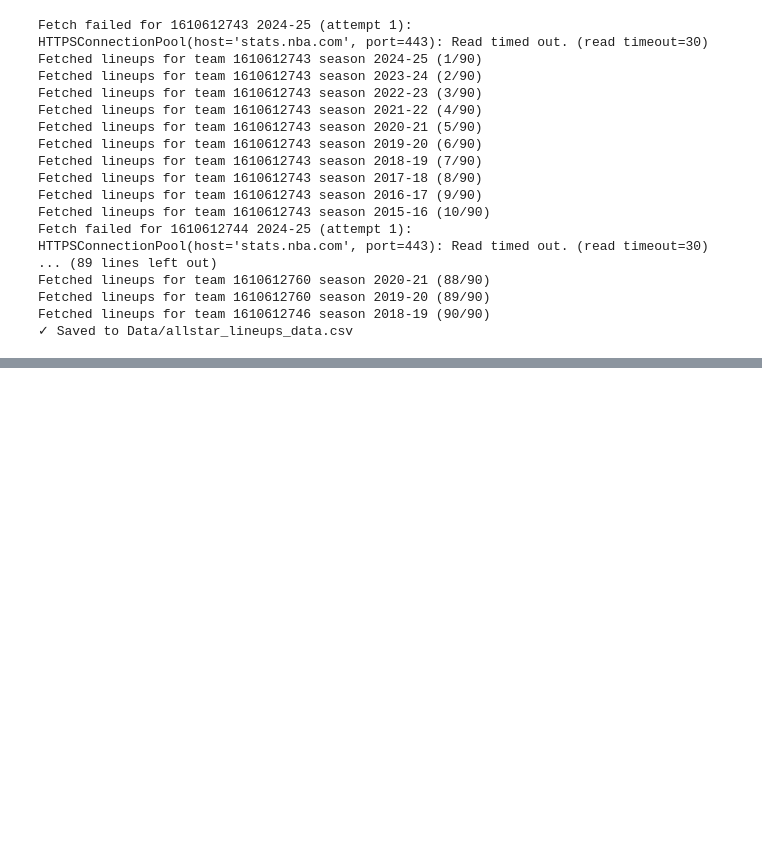
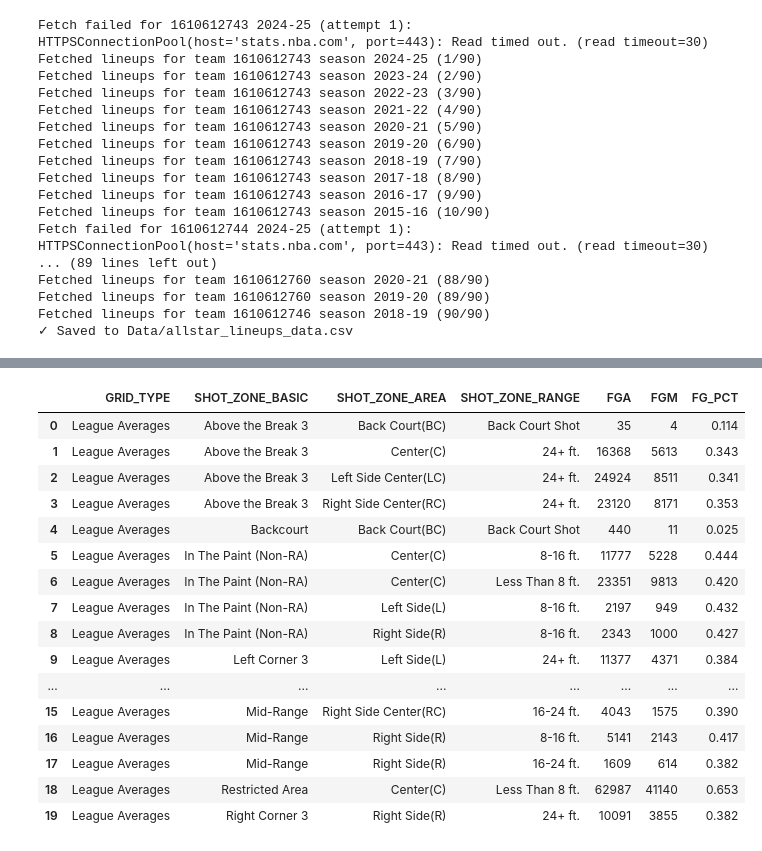
Before and after one commit to yuvalantman/NBA-lineup-archetypes-dashboard, a Jupyter notebook: notebooks/lineups_data_pull.ipynb, the cells around one changed output, grey strips where cells are left out. Drawn from its saved outputs; the diff is of its cells as text; code cells hidden in the pictures; blank space fills up the shorter version.

```diff
--- a/notebooks/lineups_data_pull.ipynb
+++ b/notebooks/lineups_data_pull.ipynb
@@ -103,0 +224,26 @@ Fetched lineups for team 1610612746 season 2018-19 (90/90)
+# %%
+shotchartlineupdetailed = shotchartlineupdetail.ShotChartLineupDetail(
+    context_measure_detailed = 'FGM',
+    team_id_nullable=1610612743,
+    group_id='-201145-203115-203932-203999-1628420-',
+    season="2021-22")
+shotchart_df = shotchartlineupdetailed.get_data_frames()[1]
+shotchart_df
+# %% [output]
+|  | GRID_TYPE | SHOT_ZONE_BASIC | SHOT_ZONE_AREA | SHOT_ZONE_RANGE | FGA | FGM | FG_PCT |
+| 0 | League Averages | Above the Break 3 | Back Court(BC) | Back Court Shot | 35 | 4 | 0.114 |
+| 1 | League Averages | Above the Break 3 | Center(C) | 24+ ft. | 16368 | 5613 | 0.343 |
+| 2 | League Averages | Above the Break 3 | Left Side Center(LC) | 24+ ft. | 24924 | 8511 | 0.341 |
+| 3 | League Averages | Above the Break 3 | Right Side Center(RC) | 24+ ft. | 23120 | 8171 | 0.353 |
+| 4 | League Averages | Backcourt | Back Court(BC) | Back Court Shot | 440 | 11 | 0.025 |
+| 5 | League Averages | In The Paint (Non-RA) | Center(C) | 8-16 ft. | 11777 | 5228 | 0.444 |
+| 6 | League Averages | In The Paint (Non-RA) | Center(C) | Less Than 8 ft. | 23351 | 9813 | 0.420 |
+| 7 | League Averages | In The Paint (Non-RA) | Left Side(L) | 8-16 ft. | 2197 | 949 | 0.432 |
+| 8 | League Averages | In The Paint (Non-RA) | Right Side(R) | 8-16 ft. | 2343 | 1000 | 0.427 |
+| 9 | League Averages | Left Corner 3 | Left Side(L) | 24+ ft. | 11377 | 4371 | 0.384 |
+| ... | ... | ... | ... | ... | ... | ... | ... |
+| 15 | League Averages | Mid-Range | Right Side Center(RC) | 16-24 ft. | 4043 | 1575 | 0.390 |
+| 16 | League Averages | Mid-Range | Right Side(R) | 8-16 ft. | 5141 | 2143 | 0.417 |
+| 17 | League Averages | Mid-Range | Right Side(R) | 16-24 ft. | 1609 | 614 | 0.382 |
+| 18 | League Averages | Restricted Area | Center(C) | Less Than 8 ft. | 62987 | 41140 | 0.653 |
+| 19 | League Averages | Right Corner 3 | Right Side(R) | 24+ ft. | 10091 | 3855 | 0.382 |
```
Also changed, not shown: parts of 8 cells of this notebook, 9 other files.
